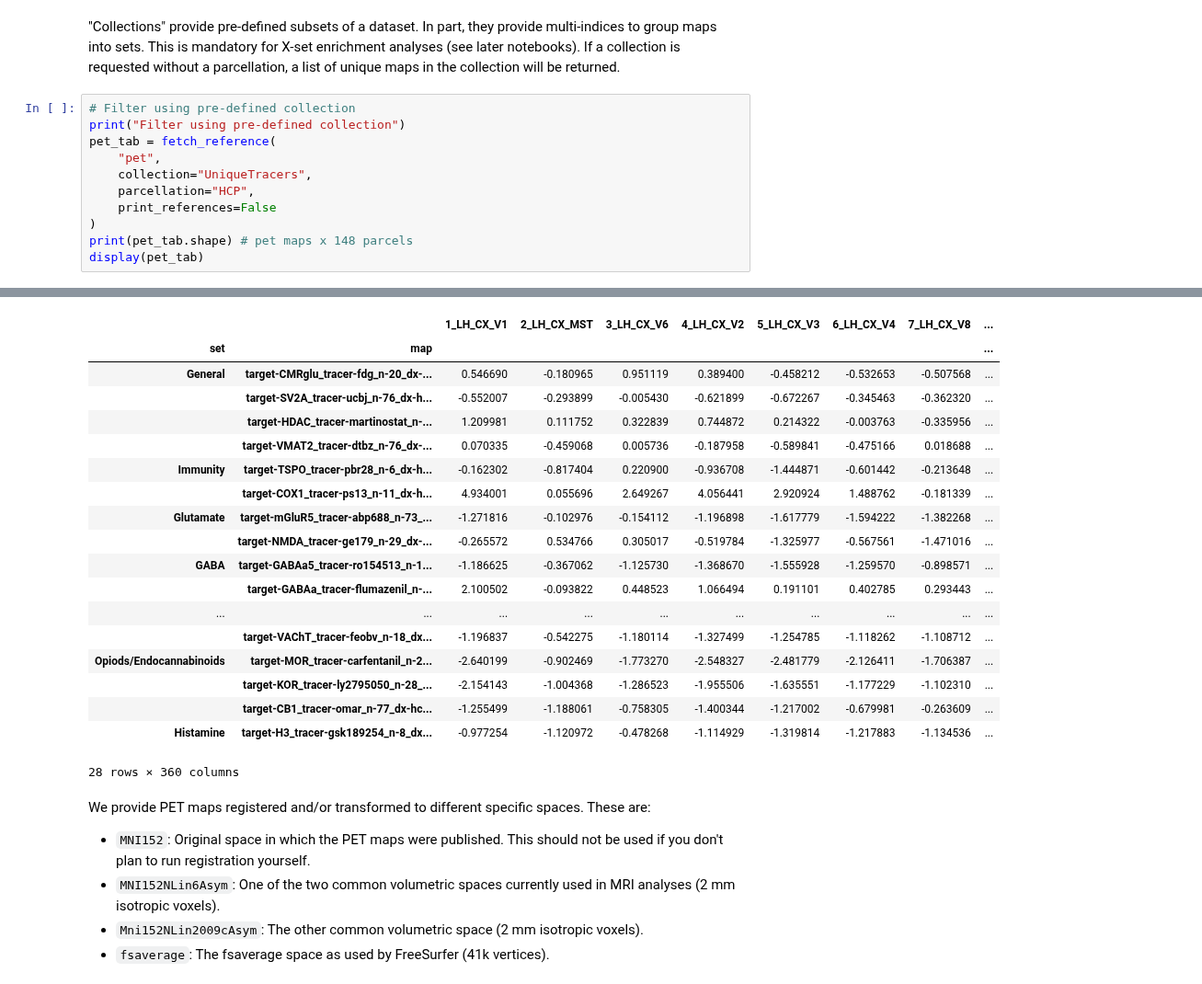
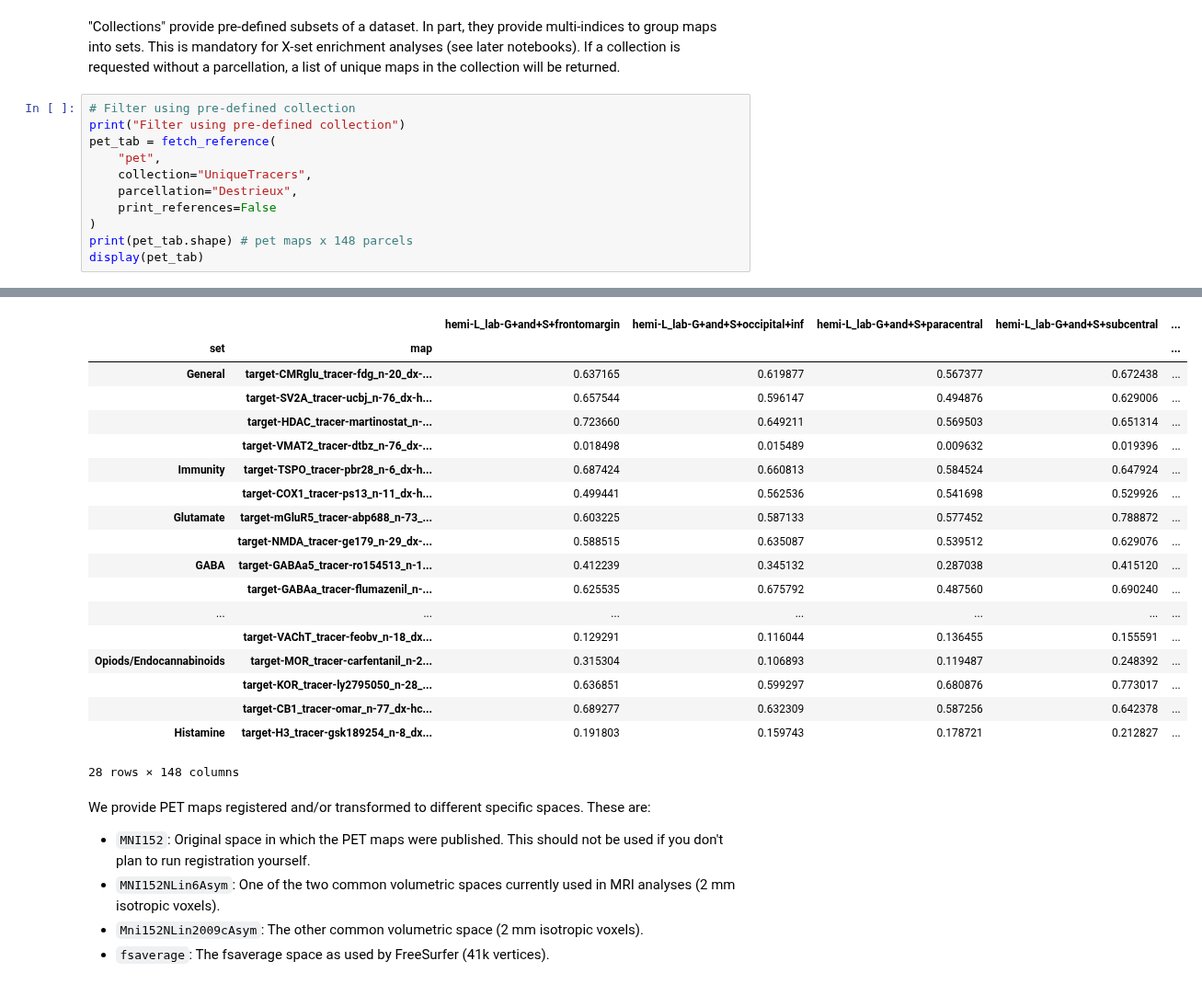
Before and after one commit to LeonDLotter/NiSpace, a Jupyter notebook: docs/nb_introduction/fetching_datasets.ipynb, the cells around one changed output, grey strips where cells are left out. Shown at 92% size. Cells and saved outputs as stored; diff of their text form.

```diff
--- a/docs/nb_introduction/fetching_datasets.ipynb
+++ b/docs/nb_introduction/fetching_datasets.ipynb
@@ -147,7 +145,7 @@ print("Filter using pre-defined collection")
 pet_tab = fetch_reference(
     "pet",
     collection="UniqueTracers",
-    parcellation="HCP",
+    parcellation="Destrieux",
     print_references=False
 )
 print(pet_tab.shape) # pet maps x 148 parcels
@@ -162,22 +159,22 @@ INFO | 22/05/25 09:03:44 | nispace: Standardizing parcellated data.
-|  |  | 1_LH_CX_V1 | 2_LH_CX_MST | 3_LH_CX_V6 | 4_LH_CX_V2 | 5_LH_CX_V3 | 6_LH_CX_V4 | 7_LH_CX_V8 | ... |
-| set | map |  |  |  |  |  |  |  | ... |
-| General | target-CMRglu_tracer-fdg_n-20_dx-... | 0.546690 | -0.180965 | 0.951119 | 0.389400 | -0.458212 | -0.532653 | -0.507568 | ... |
-|  | target-SV2A_tracer-ucbj_n-76_dx-h... | -0.552007 | -0.293899 | -0.005430 | -0.621899 | -0.672267 | -0.345463 | -0.362320 | ... |
-|  | target-HDAC_tracer-martinostat_n-... | 1.209981 | 0.111752 | 0.322839 | 0.744872 | 0.214322 | -0.003763 | -0.335956 | ... |
-|  | target-VMAT2_tracer-dtbz_n-76_dx-... | 0.070335 | -0.459068 | 0.005736 | -0.187958 | -0.589841 | -0.475166 | 0.018688 | ... |
-| Immunity | target-TSPO_tracer-pbr28_n-6_dx-h... | -0.162302 | -0.817404 | 0.220900 | -0.936708 | -1.444871 | -0.601442 | -0.213648 | ... |
-|  | target-COX1_tracer-ps13_n-11_dx-h... | 4.934001 | 0.055696 | 2.649267 | 4.056441 | 2.920924 | 1.488762 | -0.181339 | ... |
-| Glutamate | target-mGluR5_tracer-abp688_n-73_... | -1.271816 | -0.102976 | -0.154112 | -1.196898 | -1.617779 | -1.594222 | -1.382268 | ... |
-|  | target-NMDA_tracer-ge179_n-29_dx-... | -0.265572 | 0.534766 | 0.305017 | -0.519784 | -1.325977 | -0.567561 | -1.471016 | ... |
-| GABA | target-GABAa5_tracer-ro154513_n-1... | -1.186625 | -0.367062 | -1.125730 | -1.368670 | -1.555928 | -1.259570 | -0.898571 | ... |
-|  | target-GABAa_tracer-flumazenil_n-... | 2.100502 | -0.093822 | 0.448523 | 1.066494 | 0.191101 | 0.402785 | 0.293443 | ... |
-| ... | ... | ... | ... | ... | ... | ... | ... | ... | ... |
-|  | target-VAChT_tracer-feobv_n-18_dx... | -1.196837 | -0.542275 | -1.180114 | -1.327499 | -1.254785 | -1.118262 | -1.108712 | ... |
-| Opiods/Endocannabinoids | target-MOR_tracer-carfentanil_n-2... | -2.640199 | -0.902469 | -1.773270 | -2.548327 | -2.481779 | -2.126411 | -1.706387 | ... |
-|  | target-KOR_tracer-ly2795050_n-28_... | -2.154143 | -1.004368 | -1.286523 | -1.955506 | -1.635551 | -1.177229 | -1.102310 | ... |
-|  | target-CB1_tracer-omar_n-77_dx-hc... | -1.255499 | -1.188061 | -0.758305 | -1.400344 | -1.217002 | -0.679981 | -0.263609 | ... |
-| Histamine | target-H3_tracer-gsk189254_n-8_dx... | -0.977254 | -1.120972 | -0.478268 | -1.114929 | -1.319814 | -1.217883 | -1.134536 | ... |
+|  |  | hemi-L_lab-G+and+S+frontomargin | hemi-L_lab-G+and+S+occipital+inf | hemi-L_lab-G+and+S+paracentral | hemi-L_lab-G+and+S+subcentral | ... |
+| set | map |  |  |  |  | ... |
+| General | target-CMRglu_tracer-fdg_n-20_dx-... | 0.637165 | 0.619877 | 0.567377 | 0.672438 | ... |
+|  | target-SV2A_tracer-ucbj_n-76_dx-h... | 0.657544 | 0.596147 | 0.494876 | 0.629006 | ... |
+|  | target-HDAC_tracer-martinostat_n-... | 0.723660 | 0.649211 | 0.569503 | 0.651314 | ... |
+|  | target-VMAT2_tracer-dtbz_n-76_dx-... | 0.018498 | 0.015489 | 0.009632 | 0.019396 | ... |
+| Immunity | target-TSPO_tracer-pbr28_n-6_dx-h... | 0.687424 | 0.660813 | 0.584524 | 0.647924 | ... |
+|  | target-COX1_tracer-ps13_n-11_dx-h... | 0.499441 | 0.562536 | 0.541698 | 0.529926 | ... |
+| Glutamate | target-mGluR5_tracer-abp688_n-73_... | 0.603225 | 0.587133 | 0.577452 | 0.788872 | ... |
+|  | target-NMDA_tracer-ge179_n-29_dx-... | 0.588515 | 0.635087 | 0.539512 | 0.629076 | ... |
+| GABA | target-GABAa5_tracer-ro154513_n-1... | 0.412239 | 0.345132 | 0.287038 | 0.415120 | ... |
+|  | target-GABAa_tracer-flumazenil_n-... | 0.625535 | 0.675792 | 0.487560 | 0.690240 | ... |
+| ... | ... | ... | ... | ... | ... | ... |
+|  | target-VAChT_tracer-feobv_n-18_dx... | 0.129291 | 0.116044 | 0.136455 | 0.155591 | ... |
+| Opiods/Endocannabinoids | target-MOR_tracer-carfentanil_n-2... | 0.315304 | 0.106893 | 0.119487 | 0.248392 | ... |
+|  | target-KOR_tracer-ly2795050_n-28_... | 0.636851 | 0.599297 | 0.680876 | 0.773017 | ... |
+|  | target-CB1_tracer-omar_n-77_dx-hc... | 0.689277 | 0.632309 | 0.587256 | 0.642378 | ... |
+| Histamine | target-H3_tracer-gsk189254_n-8_dx... | 0.191803 | 0.159743 | 0.178721 | 0.212827 | ... |
-28 rows × 360 columns
+28 rows × 148 columns
 # %% [markdown]
 We provide PET maps registered and/or transformed to different specific spaces. These are:
 - `MNI152`: Original space in which the PET maps were published. This should not be used if you don't plan to run registration yourself.
```
Also changed, not shown: parts of 14 cells of this notebook, 18 other files.
